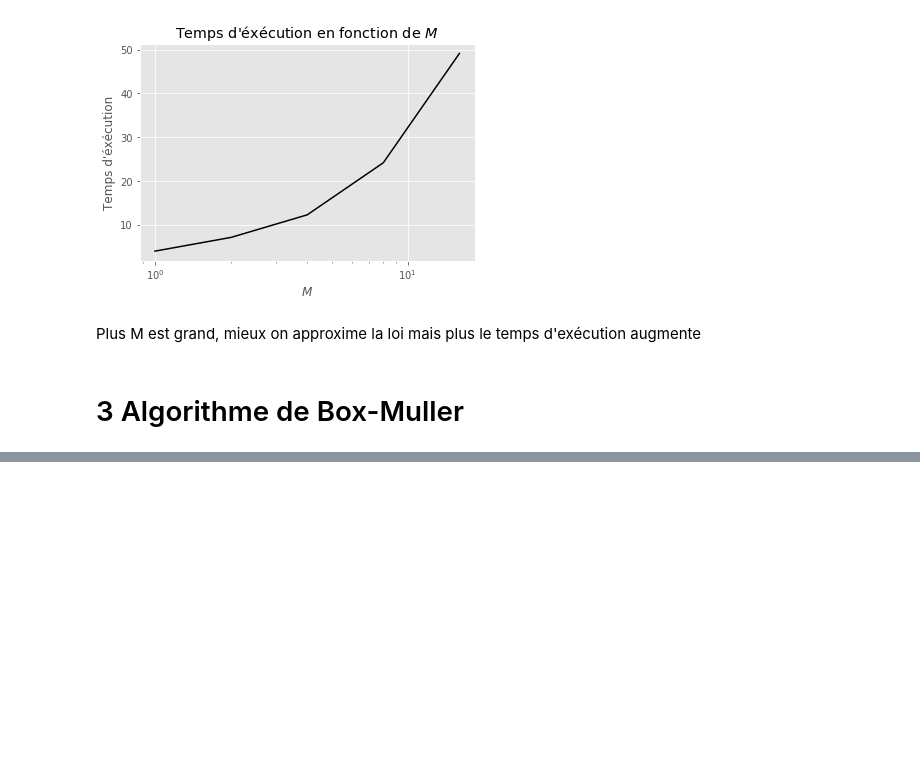
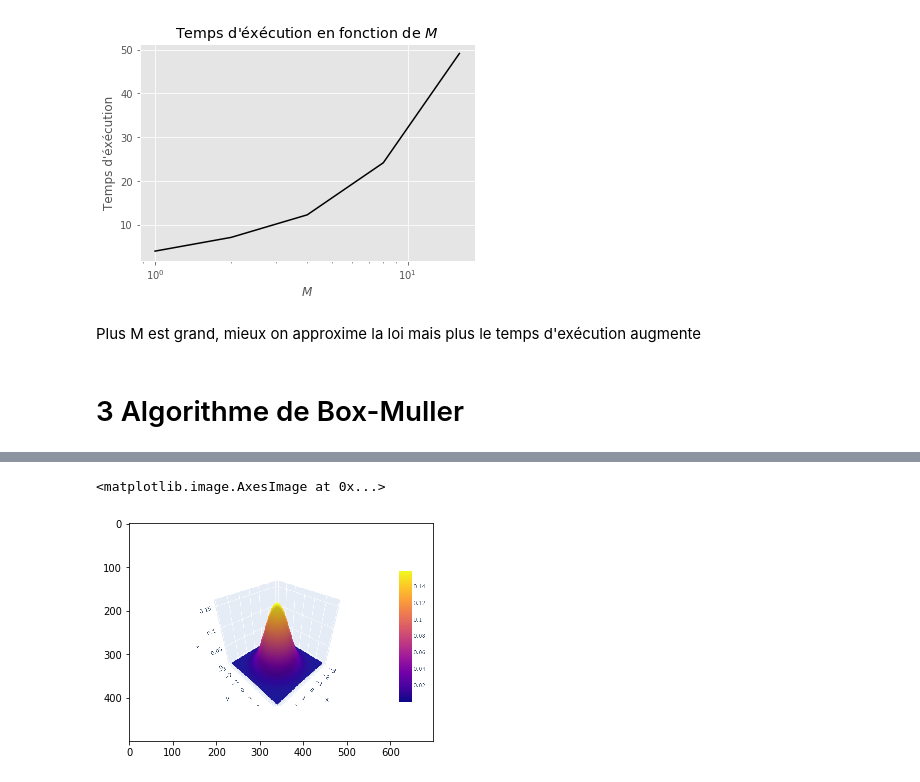
Before and after one commit to VictorNiaussat/EstimationAdvanced, a Jupyter notebook: TP MonteCarlo MCMC/Niaussat_Cilleros.ipynb, the cells around one changed output, grey strips where cells are left out. Cells and saved outputs as stored; diff of their text form; code cells hidden in the pictures; blank space fills up the shorter version.

```diff
--- a/TP MonteCarlo MCMC/Niaussat_Cilleros.ipynb
+++ b/TP MonteCarlo MCMC/Niaussat_Cilleros.ipynb
@@ -180,0 +206,5 @@ fig.show()
+# %%
+plt.imshow(plt.imread("Image2.png"))
+# %% [output]
+<matplotlib.image.AxesImage at 0x...>
+[figure, added]
```
Also changed, not shown: parts of 12 cells of this notebook, 4 other files.
